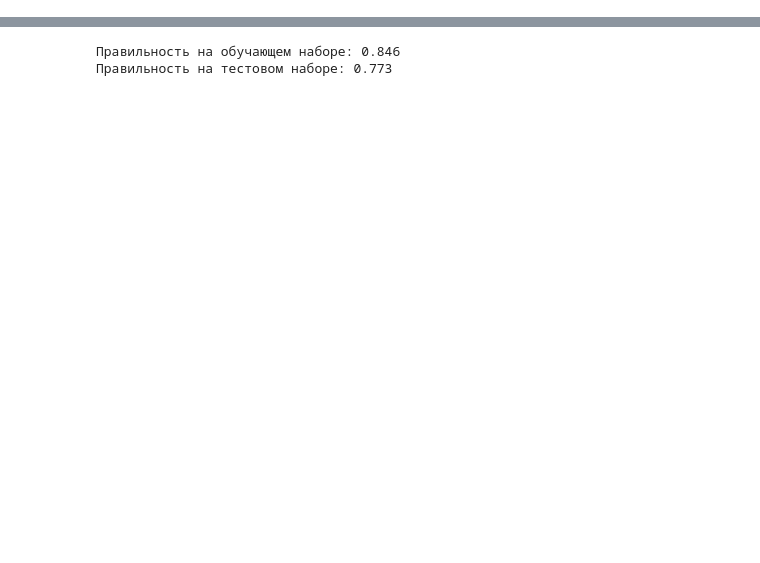
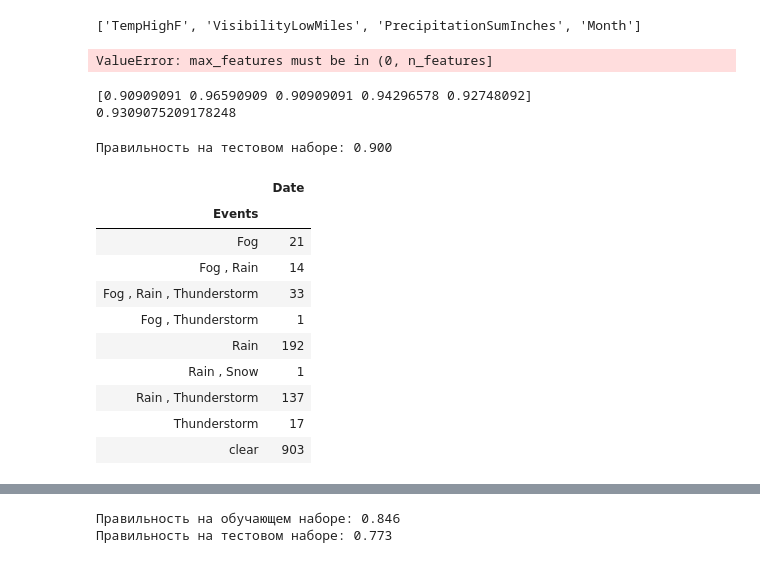
Before and after one commit to ZmiyProjects/DataAnalysisLabs, a Jupyter notebook: Задание 3 Решающие деревья/Austin.ipynb, the cells around one changed output, grey strips where cells are left out. Saved outputs shown, nothing was run; the diff lists cells and outputs as text; code cells hidden in the pictures; blank space fills up the shorter version.

```diff
--- a/Задание 3 Решающие деревья/Austin.ipynb
+++ b/Задание 3 Решающие деревья/Austin.ipynb
@@ -65,0 +326,14 @@ features
+# %%
+features
+# %% [output]
+['TempHighF', 'VisibilityLowMiles', 'PrecipitationSumInches', 'Month']
+# %%
+X_train, X_test, y_train, y_test = train_test_split(df[features], df['Binary'], random_state=0)
+binary_tree_class = tree.DecisionTreeClassifier(
+    random_state=0, max_depth=4,criterion='entropy',max_features=len(features)
+)
+tree_class.fit(X_train, y_train)
+print("Правильность на обучающем наборе: {:.3f}".format(tree_class.score(X_train, y_train)))
+print("Правильность на тестовом наборе: {:.3f}".format(tree_class.score(X_test, y_test)))
+# %% [output]
+ValueError: max_features must be in (0, n_features]
@@ -65,0 +342,29 @@ features
+# %%
+print(cross)
+print(np.mean(cross))
+# %% [output]
+[0.90909091 0.96590909 0.90909091 0.94296578 0.92748092]
+0.9309075209178248
+# %%
+bag_binary = BaggingClassifier(
+    binary_tree_class, random_state=0, n_estimators=300
+)
+bag_binary.fit(X_train, y_train)
+    # print("Правильность на обучающем наборе: {:.3f}".format(bag.score(X_train, y_train)))
+print("Правильность на тестовом наборе: {:.3f}".format(bag_binary.score(X_test, y_test)))
+# %% [output]
+Правильность на тестовом наборе: 0.900
+# %%
+df_austin[['Events', 'Date']].groupby(['Events']).count()
+# %% [output]
+|  | Date |
+| Events |  |
+| Fog | 21 |
+| Fog , Rain | 14 |
+| Fog , Rain , Thunderstorm | 33 |
+| Fog , Thunderstorm | 1 |
+| Rain | 192 |
+| Rain , Snow | 1 |
+| Rain , Thunderstorm | 137 |
+| Thunderstorm | 17 |
+| clear | 903 |
```
Also changed, not shown: parts of 52 cells of this notebook, 5 other files.
